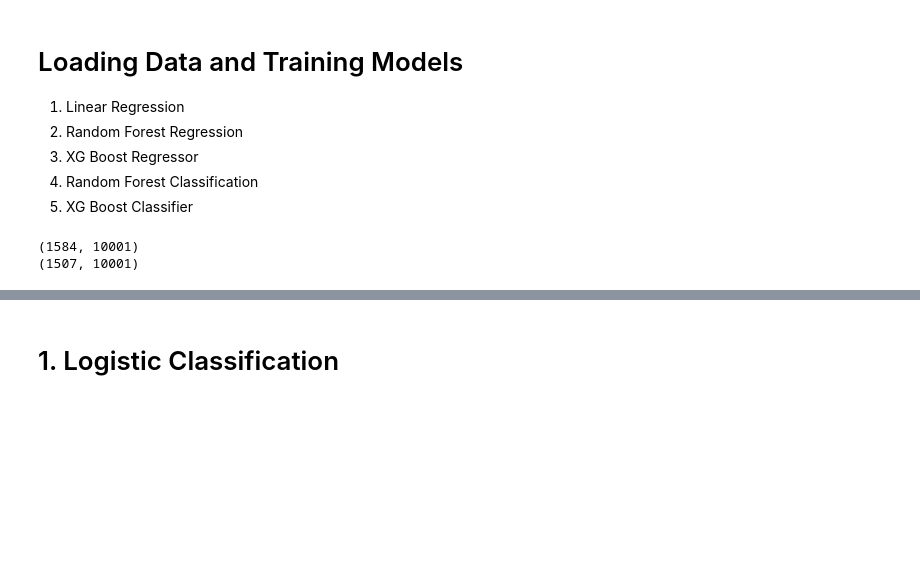
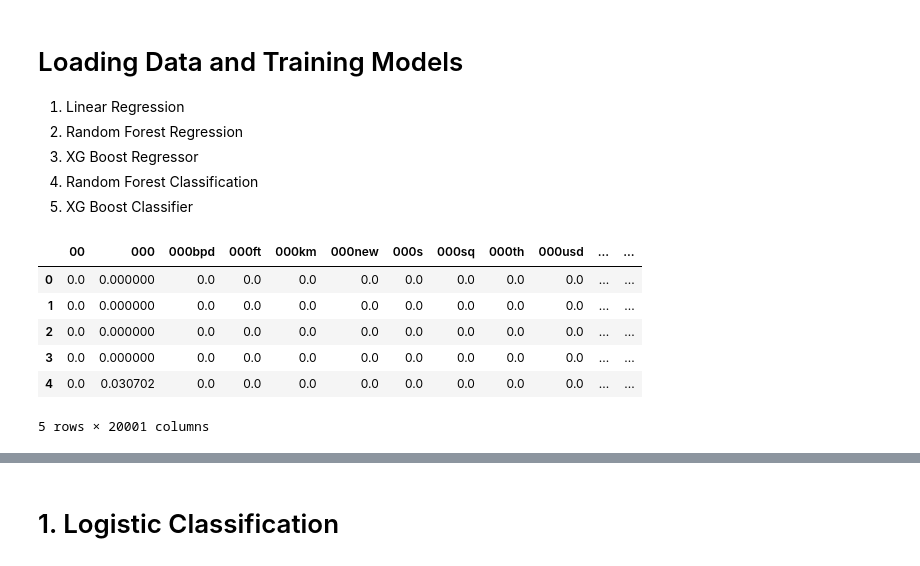
Before and after one commit to mackdelany/NLP-stock-price-prediction, a Jupyter notebook: notebooks/Test Models.ipynb, the cells around one changed output, grey strips where cells are left out. Drawn from its saved outputs; the diff is of its cells as text; code cells hidden in the pictures; blank space fills up the shorter version.

```diff
--- a/notebooks/Test Models.ipynb
+++ b/notebooks/Test Models.ipynb
@@ -24,13 +24,17 @@ labels_path = '/Users/mackdelany/Documents/DSR Notebooks/NLP-stock-price-predict
 text = pd.read_csv(text_path)
 labels = pd.read_csv(labels_path)
 # %%
-data = text.merge(labels, how='inner', left_on='Date', right_on='Date').drop(['Date','Unnamed: 0'],axis=1)
-print(data.shape)
+data = text.merge(labels, how='inner', left_on='Date', right_on='Date').drop(['Date'],axis=1)
 data = data.dropna() # dropped 77 NA rows
-print(data.shape)
+data.head()
 # %% [output]
+|  | 00 | 000 | 000bpd | 000ft | 000km | 000new | 000s | 000sq | 000th | 000usd | ... | ... |
+| 0 | 0.0 | 0.000000 | 0.0 | 0.0 | 0.0 | 0.0 | 0.0 | 0.0 | 0.0 | 0.0 | ... | ... |
+| 1 | 0.0 | 0.000000 | 0.0 | 0.0 | 0.0 | 0.0 | 0.0 | 0.0 | 0.0 | 0.0 | ... | ... |
+| 2 | 0.0 | 0.000000 | 0.0 | 0.0 | 0.0 | 0.0 | 0.0 | 0.0 | 0.0 | 0.0 | ... | ... |
+| 3 | 0.0 | 0.000000 | 0.0 | 0.0 | 0.0 | 0.0 | 0.0 | 0.0 | 0.0 | 0.0 | ... | ... |
+| 4 | 0.0 | 0.030702 | 0.0 | 0.0 | 0.0 | 0.0 | 0.0 | 0.0 | 0.0 | 0.0 | ... | ... |
-(1584, 10001)
-(1507, 10001)
+5 rows × 20001 columns
 # %%
 y = data['Label'].values
 X = data.drop(['Label'], axis=1).to_numpy()
```
Also changed, not shown: parts of 9 cells of this notebook, 4 other files.
